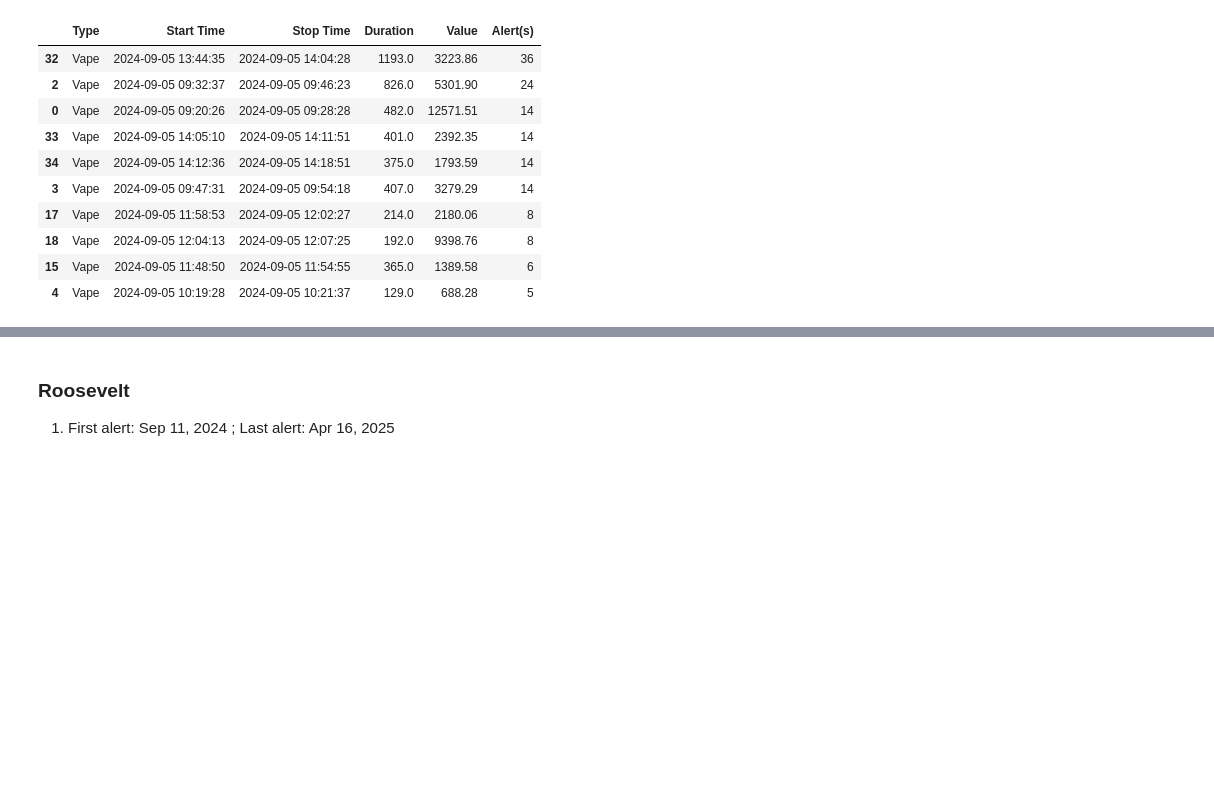
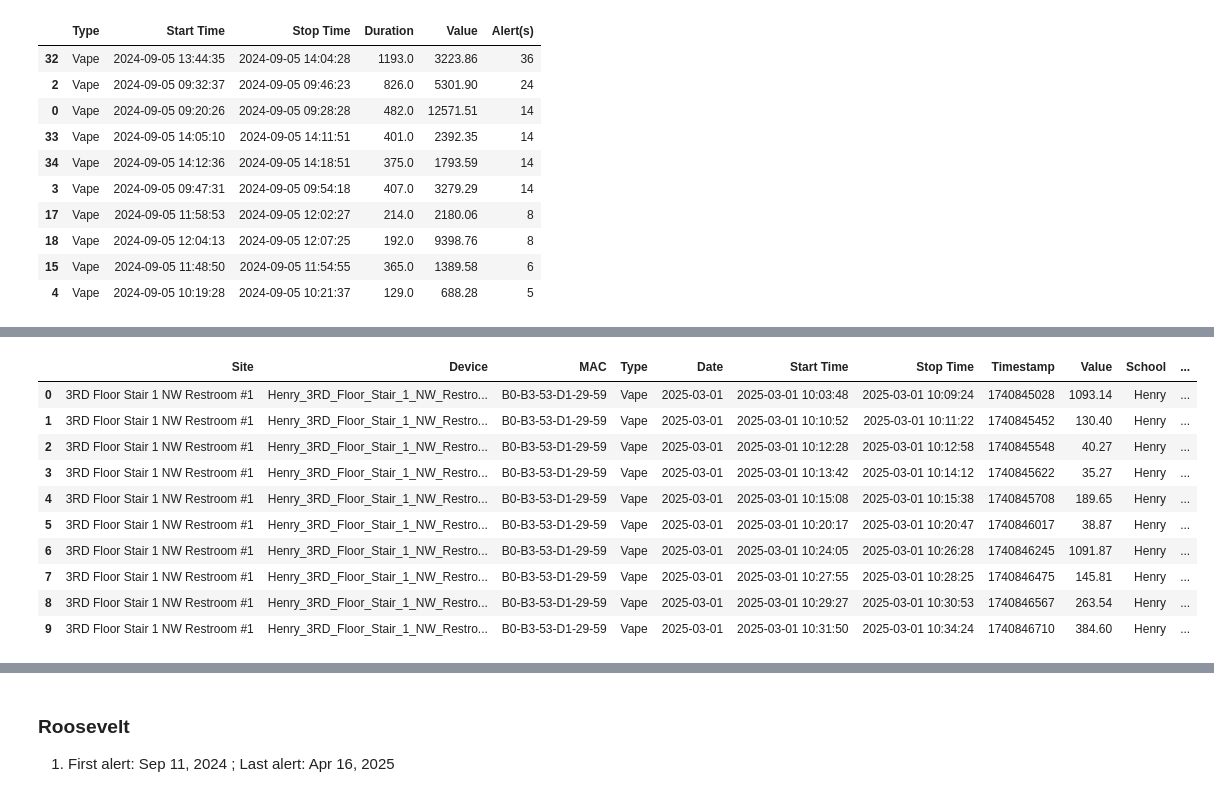
Before and after one commit to yunghsuanwu/vape-detector-minneapolis, a Jupyter notebook: haloreport_dataexploration_yhw.ipynb, the cells around one changed output, grey strips where cells are left out. Cells and saved outputs as stored; diff of their text form; code cells hidden in the pictures; blank space fills up the shorter version.

```diff
--- a/haloreport_dataexploration_yhw.ipynb
+++ b/haloreport_dataexploration_yhw.ipynb
@@ -591,0 +687,18 @@ Series([], dtype: object)
+# %%
+# Inestigate the weekend of 2025-03-01
+camden_2025_Mar_01 = camden_df[camden_df['Date'] == '2025-03-01'].sort_values(by='Start Time')
+# Merge close events to get the accurate event count
+camden_2025_Mar_01_merged = merge_close_alerts(camden_2025_Mar_01)
+camden_2025_Mar_01_merged.head(10)
+# %% [output]
+|  | Site | Device | MAC | Type | Date | Start Time | Stop Time | Timestamp | Value | School | ... |
+| 0 | 3RD Floor Stair 1 NW Restroom #1 | Henry_3RD_Floor_Stair_1_NW_Restro... | B0-B3-53-D1-29-59 | Vape | 2025-03-01 | 2025-03-01 10:03:48 | 2025-03-01 10:09:24 | 1740845028 | 1093.14 | Henry | ... |
+| 1 | 3RD Floor Stair 1 NW Restroom #1 | Henry_3RD_Floor_Stair_1_NW_Restro... | B0-B3-53-D1-29-59 | Vape | 2025-03-01 | 2025-03-01 10:10:52 | 2025-03-01 10:11:22 | 1740845452 | 130.40 | Henry | ... |
+| 2 | 3RD Floor Stair 1 NW Restroom #1 | Henry_3RD_Floor_Stair_1_NW_Restro... | B0-B3-53-D1-29-59 | Vape | 2025-03-01 | 2025-03-01 10:12:28 | 2025-03-01 10:12:58 | 1740845548 | 40.27 | Henry | ... |
+| 3 | 3RD Floor Stair 1 NW Restroom #1 | Henry_3RD_Floor_Stair_1_NW_Restro... | B0-B3-53-D1-29-59 | Vape | 2025-03-01 | 2025-03-01 10:13:42 | 2025-03-01 10:14:12 | 1740845622 | 35.27 | Henry | ... |
+| 4 | 3RD Floor Stair 1 NW Restroom #1 | Henry_3RD_Floor_Stair_1_NW_Restro... | B0-B3-53-D1-29-59 | Vape | 2025-03-01 | 2025-03-01 10:15:08 | 2025-03-01 10:15:38 | 1740845708 | 189.65 | Henry | ... |
+| 5 | 3RD Floor Stair 1 NW Restroom #1 | Henry_3RD_Floor_Stair_1_NW_Restro... | B0-B3-53-D1-29-59 | Vape | 2025-03-01 | 2025-03-01 10:20:17 | 2025-03-01 10:20:47 | 1740846017 | 38.87 | Henry | ... |
+| 6 | 3RD Floor Stair 1 NW Restroom #1 | Henry_3RD_Floor_Stair_1_NW_Restro... | B0-B3-53-D1-29-59 | Vape | 2025-03-01 | 2025-03-01 10:24:05 | 2025-03-01 10:26:28 | 1740846245 | 1091.87 | Henry | ... |
+| 7 | 3RD Floor Stair 1 NW Restroom #1 | Henry_3RD_Floor_Stair_1_NW_Restro... | B0-B3-53-D1-29-59 | Vape | 2025-03-01 | 2025-03-01 10:27:55 | 2025-03-01 10:28:25 | 1740846475 | 145.81 | Henry | ... |
+| 8 | 3RD Floor Stair 1 NW Restroom #1 | Henry_3RD_Floor_Stair_1_NW_Restro... | B0-B3-53-D1-29-59 | Vape | 2025-03-01 | 2025-03-01 10:29:27 | 2025-03-01 10:30:53 | 1740846567 | 263.54 | Henry | ... |
+| 9 | 3RD Floor Stair 1 NW Restroom #1 | Henry_3RD_Floor_Stair_1_NW_Restro... | B0-B3-53-D1-29-59 | Vape | 2025-03-01 | 2025-03-01 10:31:50 | 2025-03-01 10:34:24 | 1740846710 | 384.60 | Henry | ... |
```
Also changed, not shown: parts of 10 cells of this notebook.
